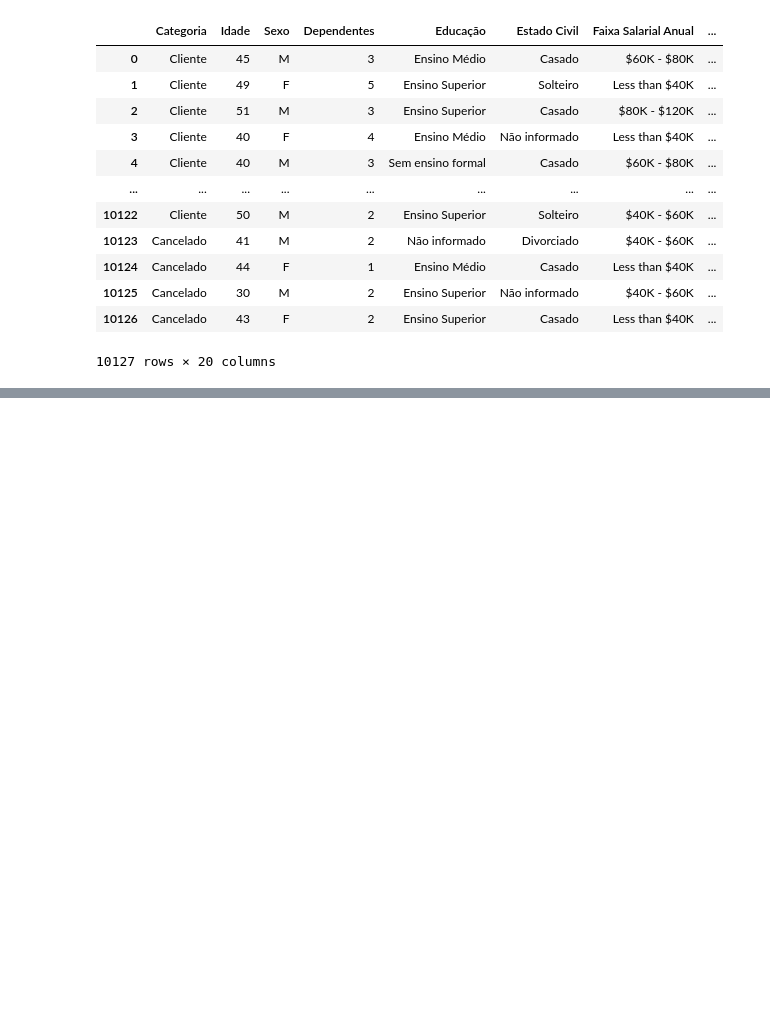
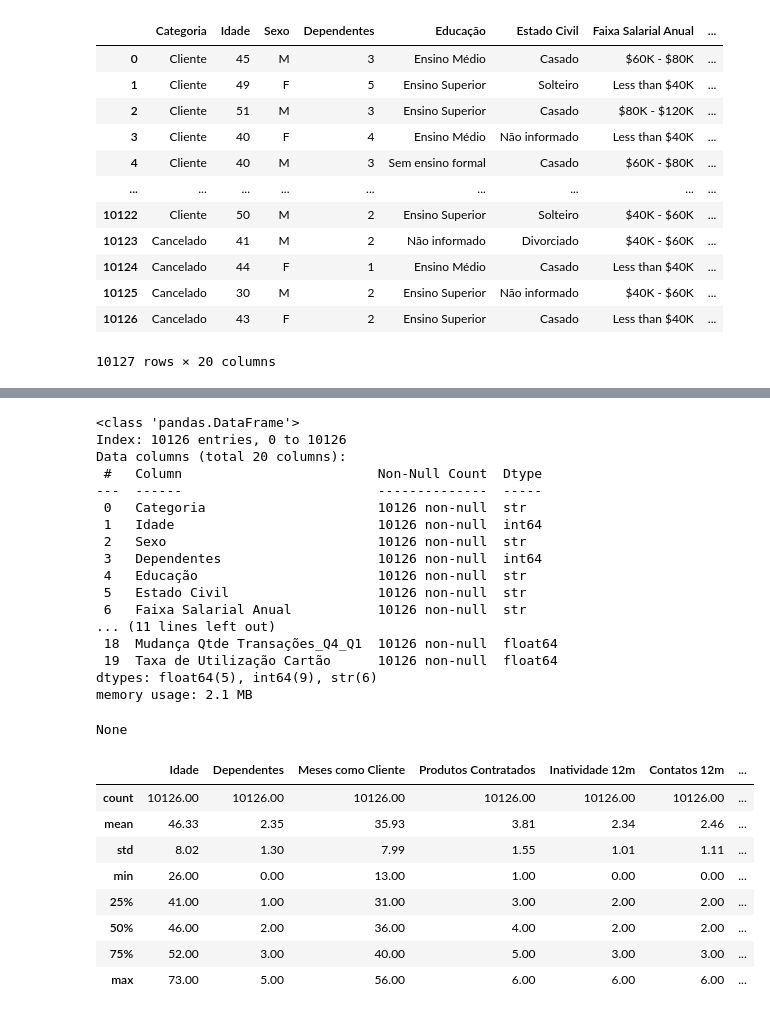
Before and after one commit to lucasssilveira/CancelamentoCartao, a Jupyter notebook: Analise.ipynb, the cells around one changed output, grey strips where cells are left out. Drawn from its saved outputs; the diff is of its cells as text; code cells hidden in the pictures; blank space fills up the shorter version.

```diff
--- a/Analise.ipynb
+++ b/Analise.ipynb
@@ -37,0 +63,32 @@ display(tabela)
+# %%
+tabela = tabela.dropna()
+display(tabela.info())
+display(tabela.describe().round(2))
+# %% [output]
+<class 'pandas.DataFrame'>
+Index: 10126 entries, 0 to 10126
+Data columns (total 20 columns):
+ #   Column                         Non-Null Count  Dtype
+---  ------                         --------------  -----
+ 0   Categoria                      10126 non-null  str
+ 1   Idade                          10126 non-null  int64
+ 2   Sexo                           10126 non-null  str
+ 3   Dependentes                    10126 non-null  int64
+ 4   Educação                       10126 non-null  str
+ 5   Estado Civil                   10126 non-null  str
+ 6   Faixa Salarial Anual           10126 non-null  str
+... (11 lines left out)
+ 18  Mudança Qtde Transações_Q4_Q1  10126 non-null  float64
+ 19  Taxa de Utilização Cartão      10126 non-null  float64
+dtypes: float64(5), int64(9), str(6)
+memory usage: 2.1 MB
+None
+|  | Idade | Dependentes | Meses como Cliente | Produtos Contratados | Inatividade 12m | Contatos 12m | ... |
+| count | 10126.00 | 10126.00 | 10126.00 | 10126.00 | 10126.00 | 10126.00 | ... |
+| mean | 46.33 | 2.35 | 35.93 | 3.81 | 2.34 | 2.46 | ... |
+| std | 8.02 | 1.30 | 7.99 | 1.55 | 1.01 | 1.11 | ... |
+| min | 26.00 | 0.00 | 13.00 | 1.00 | 0.00 | 0.00 | ... |
+| 25% | 41.00 | 1.00 | 31.00 | 3.00 | 2.00 | 2.00 | ... |
+| 50% | 46.00 | 2.00 | 36.00 | 4.00 | 2.00 | 2.00 | ... |
+| 75% | 52.00 | 3.00 | 40.00 | 5.00 | 3.00 | 3.00 | ... |
+| max | 73.00 | 5.00 | 56.00 | 6.00 | 6.00 | 6.00 | ... |
```
Also changed, not shown: parts of 3 cells of this notebook.
